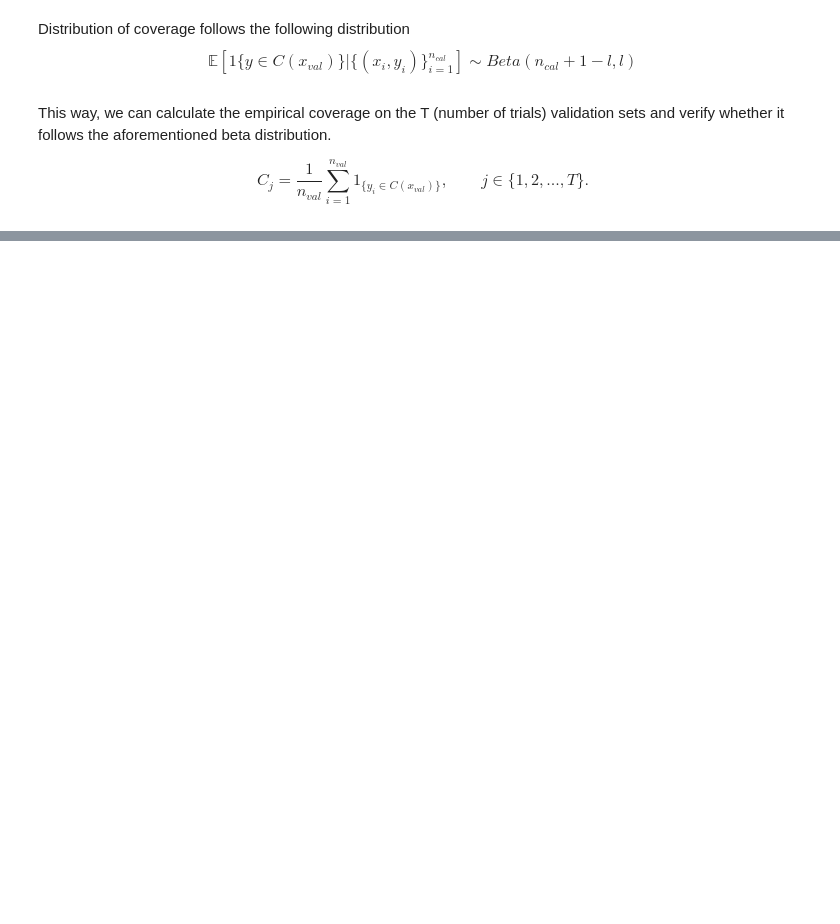
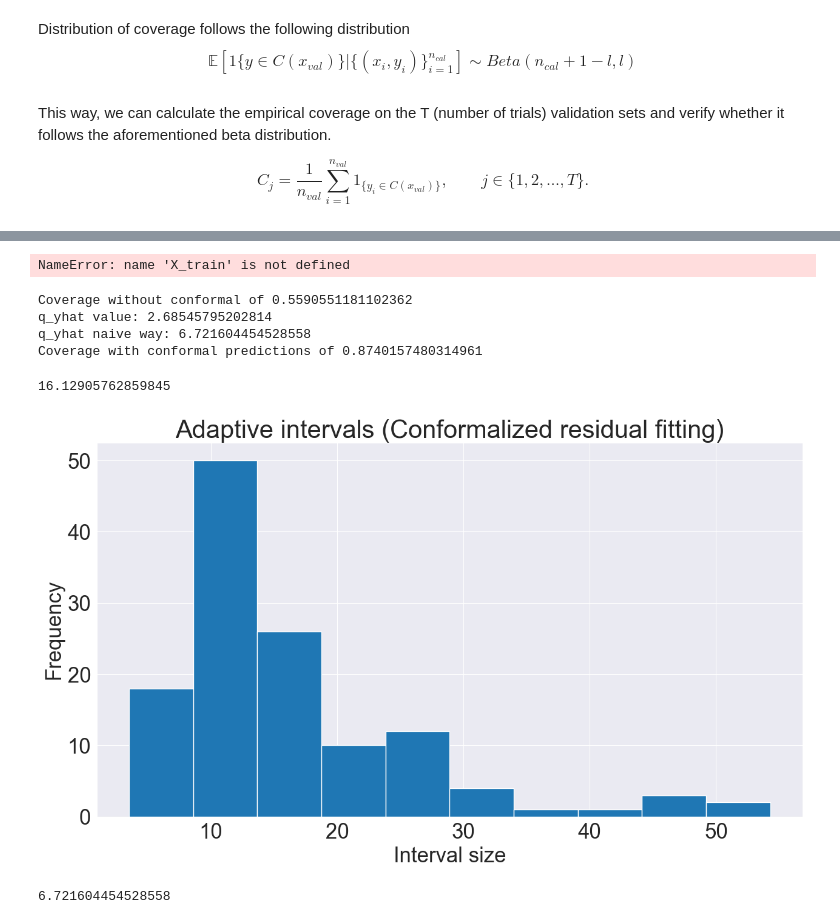
Before and after one commit to mbertani/conformal-prediction, a Jupyter notebook: Inductive Conformal Predictions for Regression.ipynb, the cells around one changed output, grey strips where cells are left out. Drawn from its saved outputs; the diff is of its cells as text; code cells hidden in the pictures; blank space fills up the shorter version.

Commit message:
Added second example, using adaptive intervals with residual fitting + minor notebook restructuring to separate the two examples more.

```diff
--- a/Inductive Conformal Predictions for Regression.ipynb
+++ b/Inductive Conformal Predictions for Regression.ipynb
@@ -238,0 +252,5 @@ plt.show()
+# %%
+# first a little cleanup and housekeeping (this cell will throw an error in case you did not run the above example, because the quantities to delete do not exist. You can disregard the error in that case).
+del X_train, y_train, X_cal, y_cal, X_val, y_val, model, alpha, q_yhat
+# %% [output]
+NameError: name 'X_train' is not defined
@@ -238,0 +268,62 @@ plt.show()
+# %%
+X_train, y_train, X_cal1, y_cal1, X_cal2, y_cal2, X_val, y_val = train_cal_test_split2(X, y)
+# %%
+alpha = 0.1 # choose the error rate alpha
+
+# create and train our model
+model = make_pipeline(StandardScaler(), KNeighborsRegressor(n_neighbors=5, weights='distance'))
+model.fit(X_train, y_train)
+
+# calculate residuals on calibration 1 dataset
+r_y = np.abs(y_cal1 - model.predict(X_cal1))
+
+# fit new model residual on residuals from calibration 1 dataset
+model_r = make_pipeline(StandardScaler(), KNeighborsRegressor(n_neighbors=5, weights='distance'))
+model_r.fit(X_cal1, r_y)
+
+# check for coverage without Inductive Conformal Predictions
+f_val = model.predict(X_val)
+f_rval = model_r.predict(X_val)
+lower_bound = f_val - f_rval
+upper_bound = f_val + f_rval
+print('Coverage without conformal of {}'.format(calculate_coverage(lower_bound, upper_bound, y_val.values)))
+
+# calculate q_yhat, the quantile of the calibration scores, on the calibration 2 dataset
+f_cal2 = model.predict(X_cal2)
+f_rcal2 = model_r.predict(X_cal2)
+N = len(y_cal2)
+q_yhat = np.quantile(np.abs(y_cal2-f_cal2)/f_rcal2, np.ceil((N+1)*(1-alpha))/N)
+print('q_yhat value: ' + str(q_yhat))
+
+# comparison with the naive method from the previous example
+q_yhat_naive, model = calculate_q_yhat_naive(X_train, y_train, X_cal1, y_cal1, alpha)
+print('q_yhat naive way: ' + str(q_yhat_naive))
+
+# check coverage with 1-alpha confidence from the conformal predictions on the validation dataset
+lower_bound = f_val - q_yhat*f_rval
+upper_bound = f_val + q_yhat*f_rval
+print('Coverage with conformal predictions of {}'.format(calculate_coverage(lower_bound, upper_bound, y_val.values)))
+# %% [output]
+Coverage without conformal of 0.5590551181102362
+q_yhat value: 2.68545795202814
+q_yhat naive way: 6.721604454528558
+Coverage with conformal predictions of 0.8740157480314961
+# %%
+np.mean(upper_bound-lower_bound) # average size of the intervals
+# %% [output]
+16.12905762859845
+# %%
+# histogram plot to visualise how the size of the intervals is distributed
+plt.hist(np.abs(upper_bound - lower_bound))
+plt.xlabel('Interval size')
+plt.ylabel('Frequency')
+plt.title('Adaptive intervals (Conformalized residual fitting)')
+plt.show()
+# %% [output]
+[figure, added]
+# %%
+# comparison with the naive method from the previous example
+q_yhat_naive, model = calculate_q_yhat_naive(X_train, y_train, X_cal1, y_cal1, alpha)
+print(q_yhat_naive)
+# %% [output]
+6.721604454528558
```
Also changed, not shown: parts of 25 cells of this notebook.
